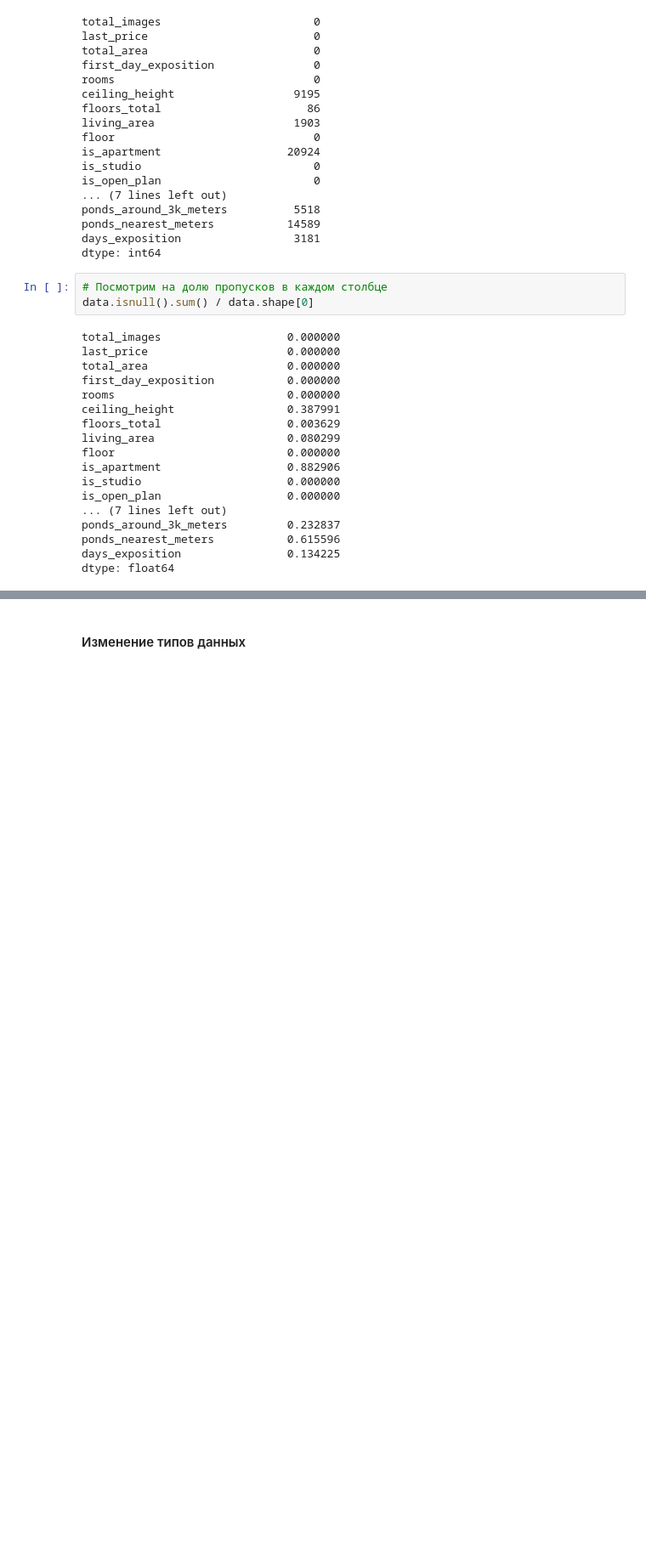
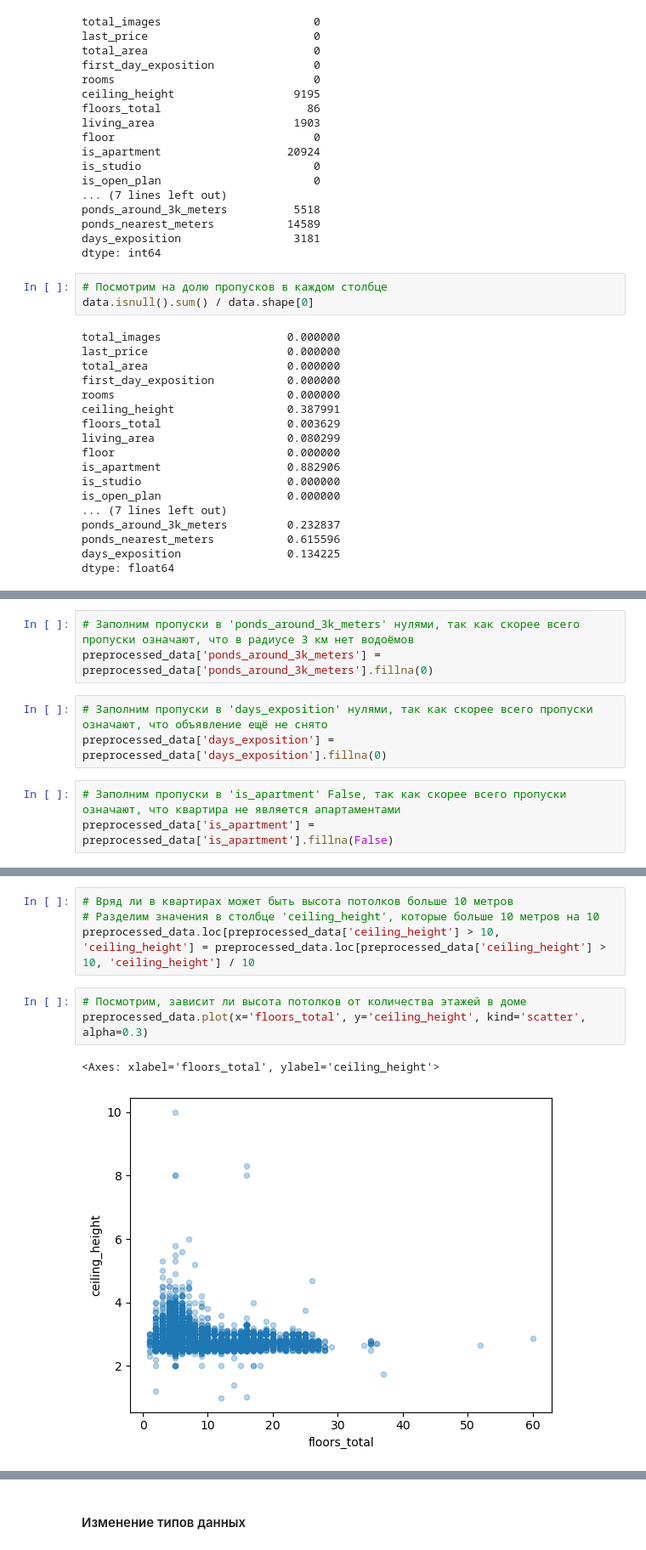
Before and after one commit to sudobooo/real_estate_project, a Jupyter notebook: project_ds_3.ipynb, the cells around one changed output, grey strips where cells are left out. Shown: that part at 85% size. Cells and saved outputs as stored; diff of their text form; blank space fills up the shorter version.

```diff
--- a/project_ds_3.ipynb
+++ b/project_ds_3.ipynb
@@ -334,0 +148,9 @@ dtype: int64
+# %%
+# Заполним пропуски в 'ponds_around_3k_meters' нулями, так как скорее всего пропуски означают, что в радиусе 3 км нет водоёмов
+preprocessed_data['ponds_around_3k_meters'] = preprocessed_data['ponds_around_3k_meters'].fillna(0)
+# %%
+# Заполним пропуски в 'days_exposition' нулями, так как скорее всего пропуски означают, что объявление ещё не снято
+preprocessed_data['days_exposition'] = preprocessed_data['days_exposition'].fillna(0)
+# %%
+# Заполним пропуски в 'is_apartment' False, так как скорее всего пропуски означают, что квартира не является апартаментами
+preprocessed_data['is_apartment'] = preprocessed_data['is_apartment'].fillna(False)
@@ -334,0 +176,10 @@ dtype: int64
+# %%
+# Вряд ли в квартирах может быть высота потолков больше 10 метров
+# Разделим значения в столбце 'ceiling_height', которые больше 10 метров на 10
+preprocessed_data.loc[preprocessed_data['ceiling_height'] > 10, 'ceiling_height'] = preprocessed_data.loc[preprocessed_data['ceiling_height'] > 10, 'ceiling_height'] / 10
+# %%
+# Посмотрим, зависит ли высота потолков от количества этажей в доме
+preprocessed_data.plot(x='floors_total', y='ceiling_height', kind='scatter', alpha=0.3)
+# %% [output]
+<Axes: xlabel='floors_total', ylabel='ceiling_height'>
+[figure, added]
```
Also changed, not shown: parts of 113 cells of this notebook.
